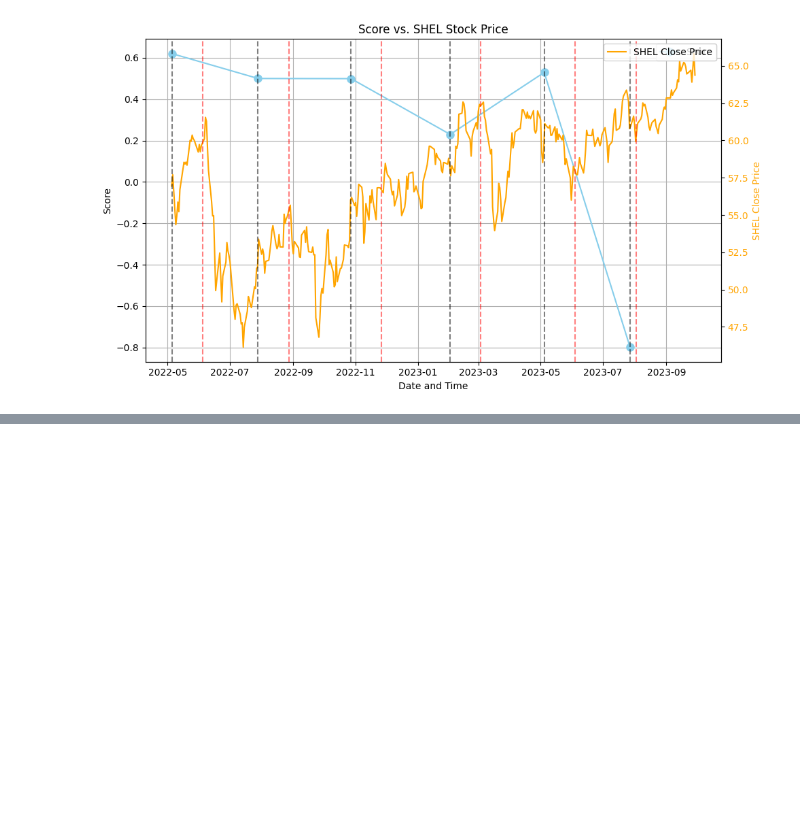
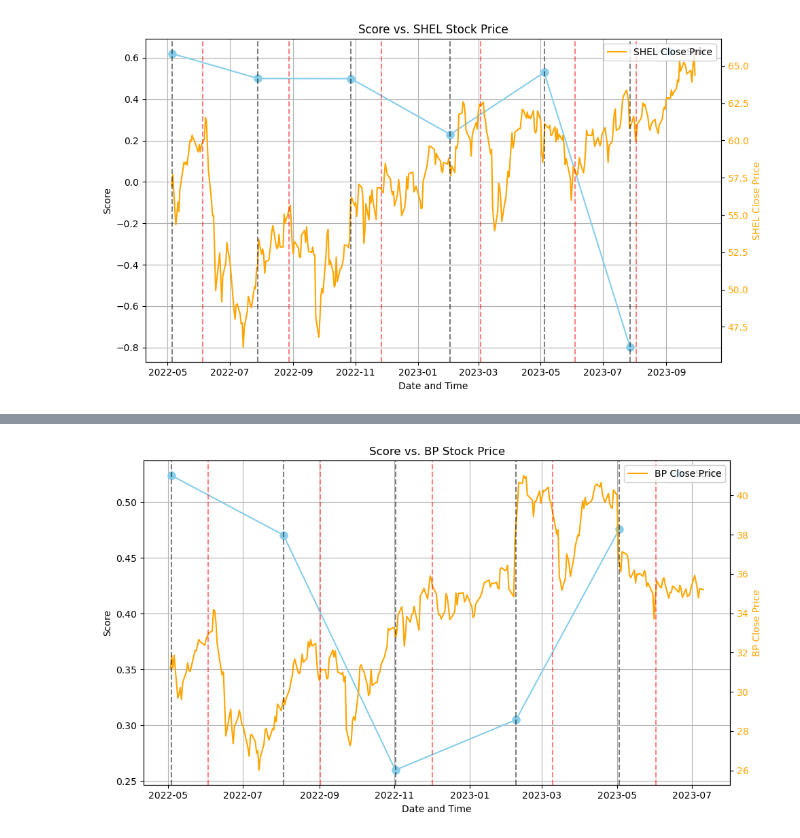
Before and after one commit to Ben9991/Viklund, a Jupyter notebook: Viklund Model Live Usage-Multi Stock.ipynb, the cells around one changed output, grey strips where cells are left out. Drawn from its saved outputs; the diff is of its cells as text; code cells hidden in the pictures; blank space fills up the shorter version.

```diff
--- a/Viklund Model Live Usage-Multi Stock.ipynb
+++ b/Viklund Model Live Usage-Multi Stock.ipynb
@@ -1348,0 +1370,60 @@ plt.show()
+# %%
+import yfinance as yf
+from datetime import timedelta
+# BP_Viklund_Sentiment_signals['Date_time'] = pd.to_datetime(BP_Viklund_Sentiment_signals['Date_time'])
+# Define the company's ticker symbol (e.g., Apple Inc.)
+ticker_symbol = "BP"
+
+# Fetch historical stock data from Yahoo Finance for the date range of your scores data
+start_date = BP_Viklund_Sentiment_signals['Date_time'].min().date()
+end_date = BP_Viklund_Sentiment_signals['Date_time'].max().date() + timedelta(days=70)
+stock_data = yf.download(ticker_symbol, start=start_date, end=end_date, progress=False)
+
+# Reset the index of the stock data to use Date as a column
+stock_data.reset_index(inplace=True)
+
+# Create a line plot for the 'Score' column
+plt.figure(figsize=(10, 6))
+plt.plot(BP_Viklund_Sentiment_signals['Date_time'], BP_Viklund_Sentiment_signals['Score'], marker='o', color='skyblue', linestyle='-', markersize=8, label='Score')
+plt.xlabel('Date and Time')
+plt.ylabel('Score')
+plt.title(f'Score vs. {ticker_symbol} Stock Price')
+plt.legend(loc='upper right')
+plt.grid(True)
+
+# Create a second y-axis for the stock price
+ax2 = plt.twinx()
+ax2.plot(stock_data['Date'], stock_data['Close'], color='orange', linestyle='-', label=f'{ticker_symbol} Close Price')
+ax2.set_ylabel(f'{ticker_symbol} Close Price', color='orange')
+ax2.tick_params(axis='y', labelcolor='orange')
+ax2.legend(loc='upper right')
+
+
+# Draw vertical lines at the x-locations of the scores
+for index, score_date in enumerate(BP_Viklund_Sentiment_signals['Date_time']):
+    plt.axvline(x=score_date, color='black', linestyle='--', alpha=0.5)
+    if BP_Viklund_Sentiment_signals['Score'][index] < 0:
+        num = 0.2*30
+        # Calculate the date 30 days later
+        thirty_days_later = score_date + timedelta(days=num)
+        plt.axvline(x=thirty_days_later, color='red', linestyle='--', alpha=0.5)
+    elif BP_Viklund_Sentiment_signals['Score'][index] > 0:
+        num = 30
+        # Calculate the date 30 days later
+        thirty_days_later = score_date + timedelta(days=num)
+        plt.axvline(x=thirty_days_later, color='red', linestyle='--', alpha=0.5)
+
+
+
+
+# Display the plot
+plt.xticks(rotation=45)
+
+# Increase padding around the plot
+plt.tight_layout(rect=[0, 0.05, 1, 1])  # Adjust the rect parameter as needed
+# plt.legend()
+# Save the plot to a file (e.g., PNG format)
+plt.savefig('score_vs_bp_stock_price_plot.png')
+plt.show()
+# %% [output]
+[figure, added]
```
Also changed, not shown: parts of 56 cells of this notebook.
